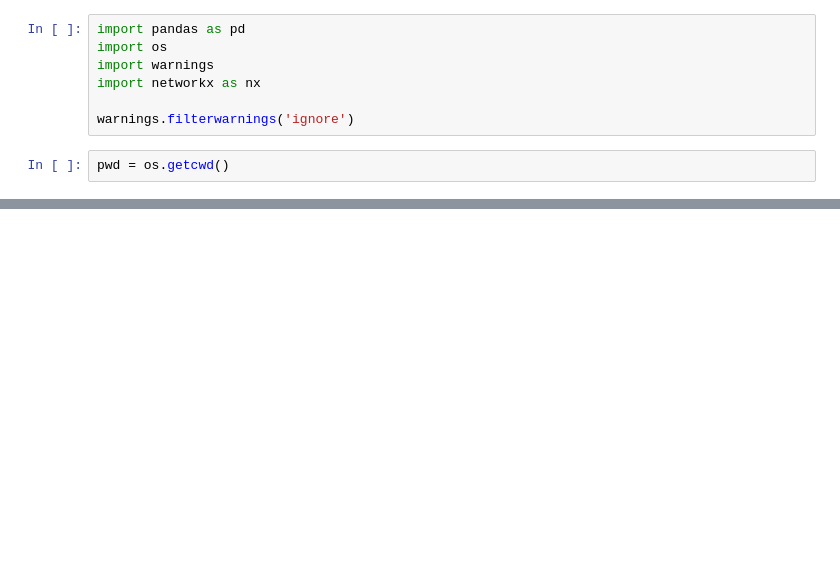
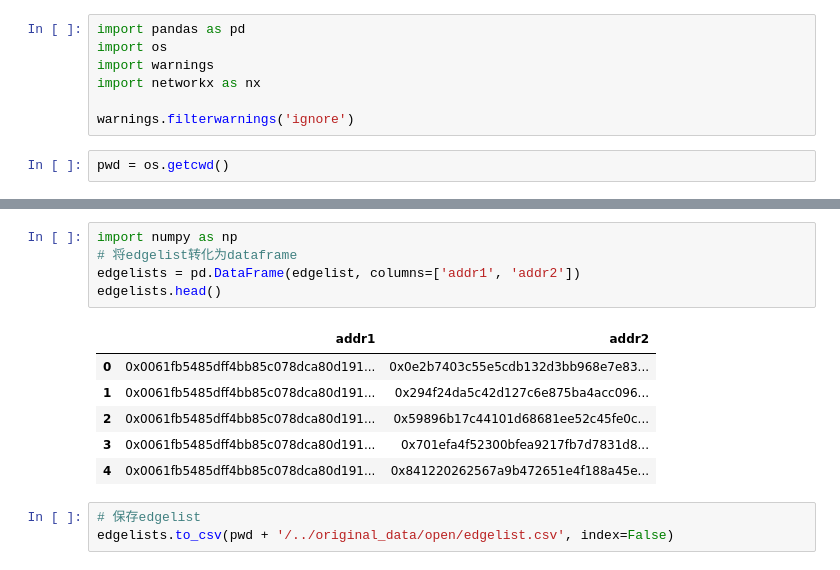
Before and after one commit to YancyKahn/eth-phishing-detection, a Jupyter notebook: notebook/gcn_classification.ipynb, the cells around one changed output, grey strips where cells are left out. Cells and saved outputs as stored; diff of their text form; blank space fills up the shorter version.

```diff
--- a/notebook/gcn_classification.ipynb
+++ b/notebook/gcn_classification.ipynb
@@ -29,0 +128,15 @@ for filename in os.listdir(pwd + '/../original_data/非钓鱼一阶节点/'):
+# %%
+import numpy as np
+# 将edgelist转化为dataframe
+edgelists = pd.DataFrame(edgelist, columns=['addr1', 'addr2'])
+edgelists.head()
+# %% [output]
+|  | addr1 | addr2 |
+| 0 | 0x0061fb5485dff4bb85c078dca80d191... | 0x0e2b7403c55e5cdb132d3bb968e7e83... |
+| 1 | 0x0061fb5485dff4bb85c078dca80d191... | 0x294f24da5c42d127c6e875ba4acc096... |
+| 2 | 0x0061fb5485dff4bb85c078dca80d191... | 0x59896b17c44101d68681ee52c45fe0c... |
+| 3 | 0x0061fb5485dff4bb85c078dca80d191... | 0x701efa4f52300bfea9217fb7d7831d8... |
+| 4 | 0x0061fb5485dff4bb85c078dca80d191... | 0x841220262567a9b472651e4f188a45e... |
+# %%
+# 保存edgelist
+edgelists.to_csv(pwd + '/../original_data/open/edgelist.csv', index=False)
```
Also changed, not shown: parts of 19 cells of this notebook, 2 other files.
